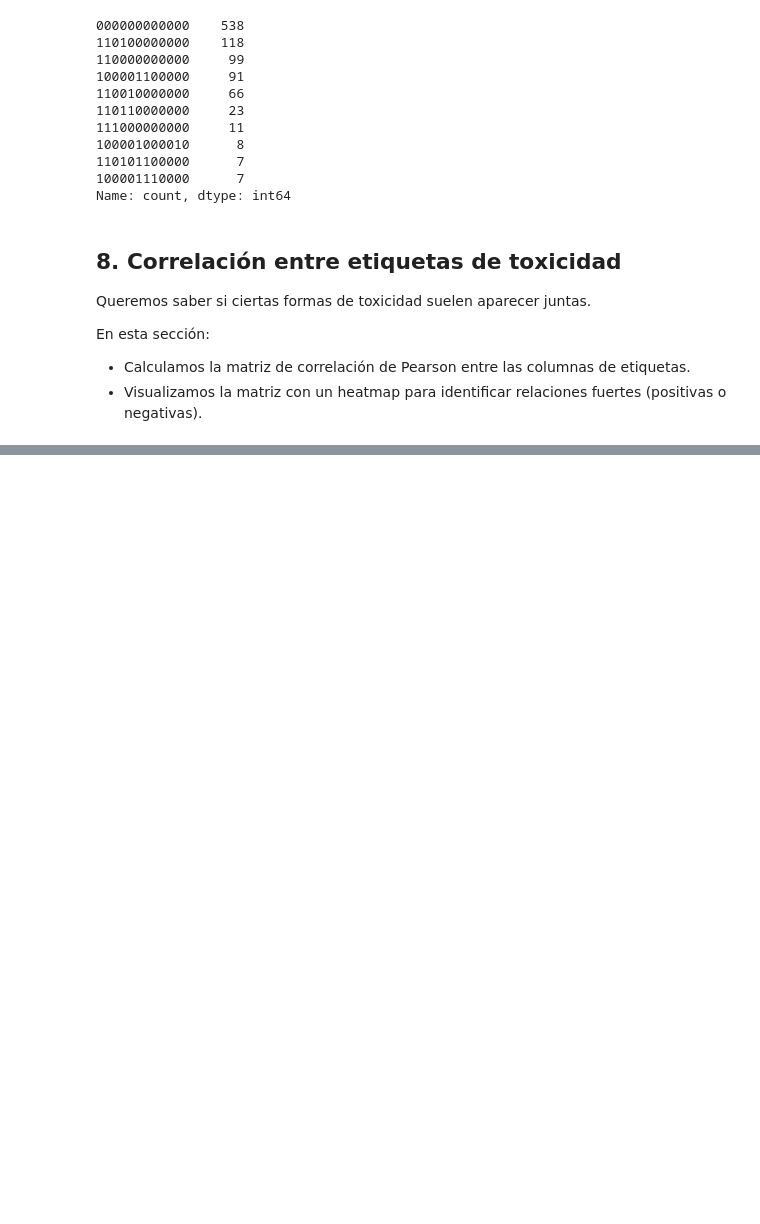
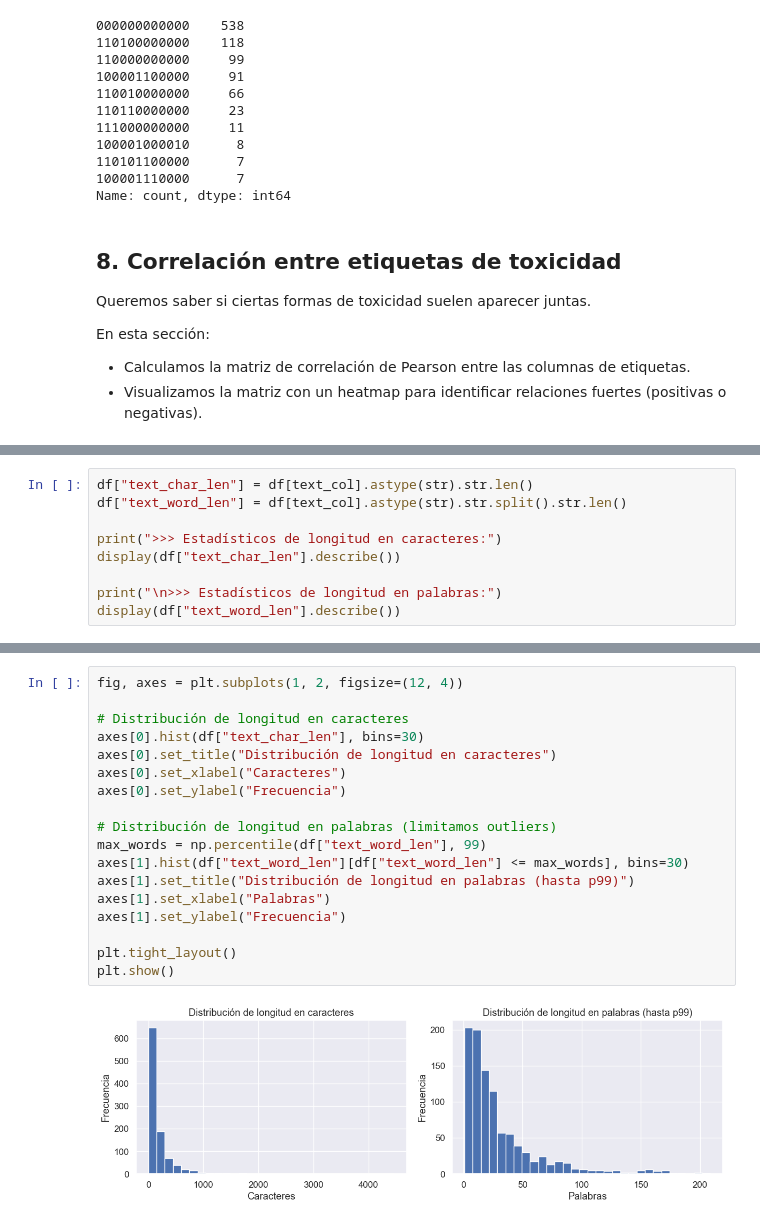
Before and after one commit to Bootcamp-IA-P5/Proyecto_X_NLP_G4, a Jupyter notebook: backend/notebooks/01_EDA.ipynb, the cells around one changed output, grey strips where cells are left out. Saved outputs shown, nothing was run; the diff lists cells and outputs as text; blank space fills up the shorter version.

Commit message:
feat(eda): add text length analysis and visualizations by toxicity

```diff
--- a/backend/notebooks/01_EDA.ipynb
+++ b/backend/notebooks/01_EDA.ipynb
@@ -347,0 +363,9 @@ plt.show()
+# %%
+df["text_char_len"] = df[text_col].astype(str).str.len()
+df["text_word_len"] = df[text_col].astype(str).str.split().str.len()
+
+print(">>> Estadísticos de longitud en caracteres:")
+display(df["text_char_len"].describe())
+
+print("\n>>> Estadísticos de longitud en palabras:")
+display(df["text_word_len"].describe())
@@ -347,0 +393,20 @@ plt.show()
+# %%
+fig, axes = plt.subplots(1, 2, figsize=(12, 4))
+
+# Distribución de longitud en caracteres
+axes[0].hist(df["text_char_len"], bins=30)
+axes[0].set_title("Distribución de longitud en caracteres")
+axes[0].set_xlabel("Caracteres")
+axes[0].set_ylabel("Frecuencia")
+
+# Distribución de longitud en palabras (limitamos outliers)
+max_words = np.percentile(df["text_word_len"], 99)
+axes[1].hist(df["text_word_len"][df["text_word_len"] <= max_words], bins=30)
+axes[1].set_title("Distribución de longitud en palabras (hasta p99)")
+axes[1].set_xlabel("Palabras")
+axes[1].set_ylabel("Frecuencia")
+
+plt.tight_layout()
+plt.show()
+# %% [output]
+[figure, added]
```
Also changed, not shown: parts of 5 cells of this notebook.
